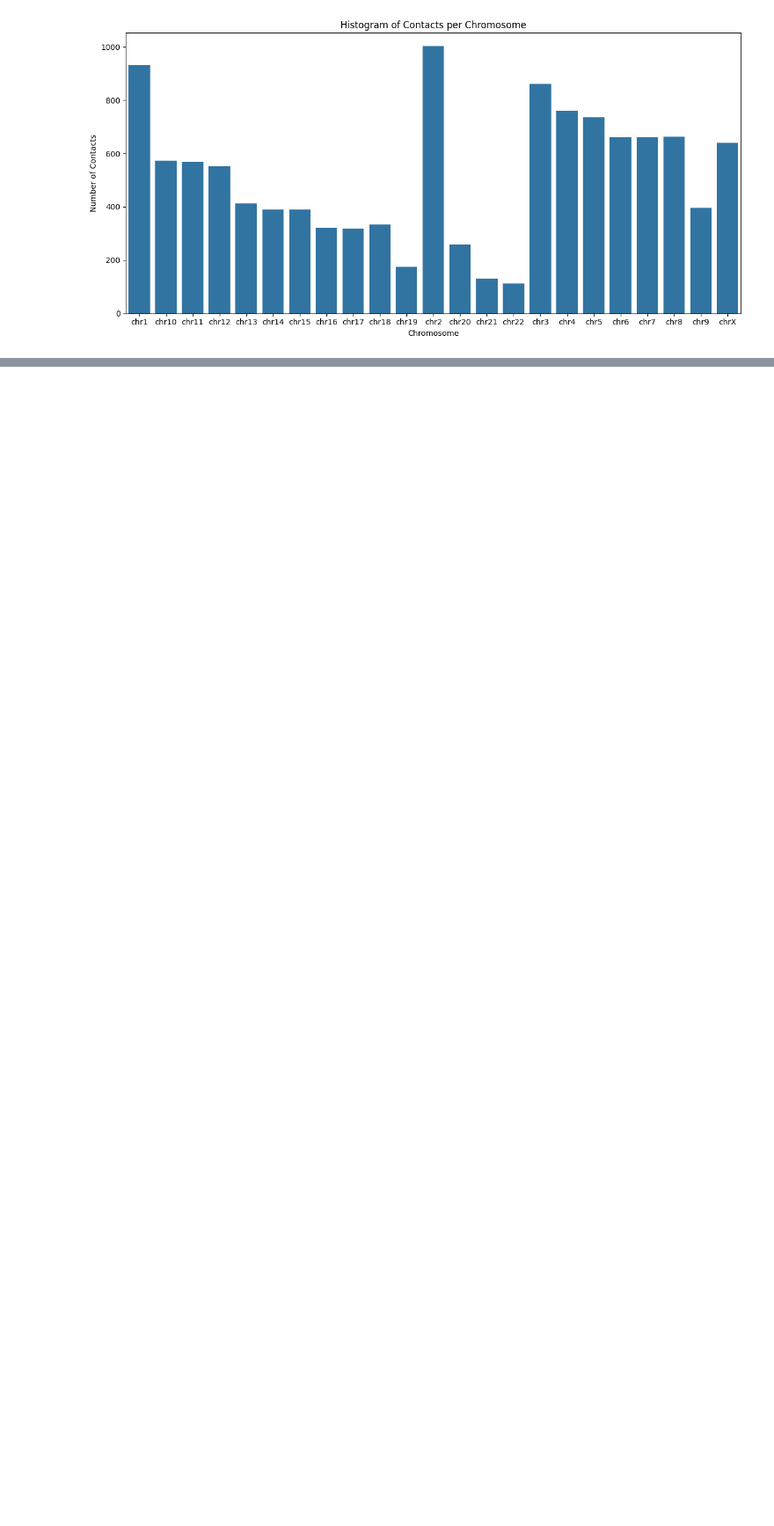
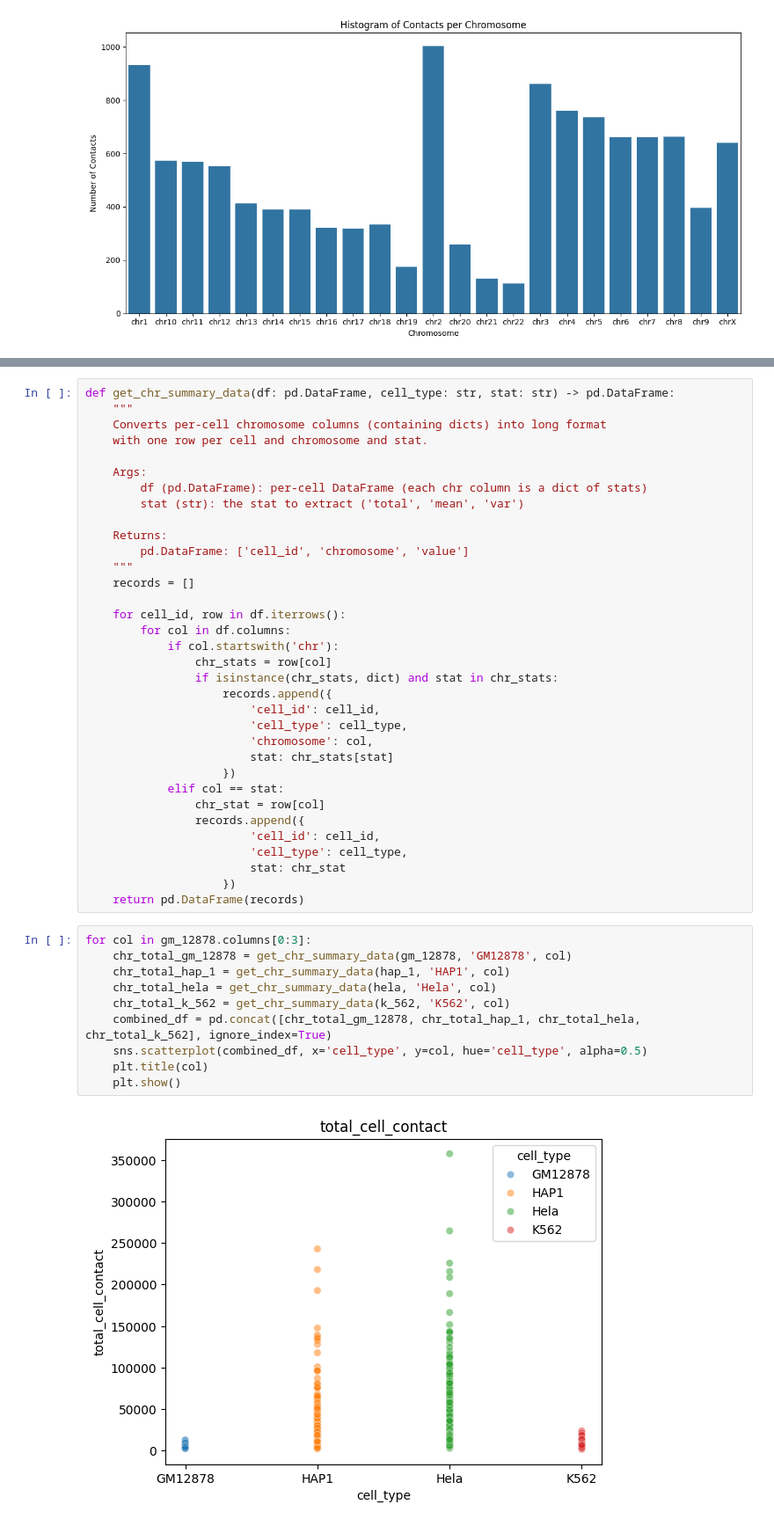
Before and after one commit to saladinshaurov/hic-cell-classification, a Jupyter notebook: notebooks/matrix-chromosome.ipynb, the cells around one changed output, grey strips where cells are left out. Shown: that part at 88% size. Saved outputs shown, nothing was run; the diff lists cells and outputs as text; blank space fills up the shorter version.

```diff
--- a/notebooks/matrix-chromosome.ipynb
+++ b/notebooks/matrix-chromosome.ipynb
@@ -256,0 +288,46 @@ k_562 = read_all_in_cell_type(folder_path='/Users/salah/Documents/chromosome-pre
+# %%
+def get_chr_summary_data(df: pd.DataFrame, cell_type: str, stat: str) -> pd.DataFrame:
+    """
+    Converts per-cell chromosome columns (containing dicts) into long format
+    with one row per cell and chromosome and stat.
+
+    Args:
+        df (pd.DataFrame): per-cell DataFrame (each chr column is a dict of stats)
+        stat (str): the stat to extract ('total', 'mean', 'var')
+
+    Returns:
+        pd.DataFrame: ['cell_id', 'chromosome', 'value']
+    """
+    records = []
+
+    for cell_id, row in df.iterrows():
+        for col in df.columns:
+            if col.startswith('chr'):
+                chr_stats = row[col]
+                if isinstance(chr_stats, dict) and stat in chr_stats:
+                    records.append({
+                        'cell_id': cell_id,
+                        'cell_type': cell_type,
+                        'chromosome': col,
+                        stat: chr_stats[stat]
+                    })
+            elif col == stat:
+                chr_stat = row[col]
+                records.append({
+                        'cell_id': cell_id,
+                        'cell_type': cell_type,
+                        stat: chr_stat
+                    })
+    return pd.DataFrame(records)
+# %%
+for col in gm_12878.columns[0:3]:
+    chr_total_gm_12878 = get_chr_summary_data(gm_12878, 'GM12878', col)
+    chr_total_hap_1 = get_chr_summary_data(hap_1, 'HAP1', col)
+    chr_total_hela = get_chr_summary_data(hela, 'Hela', col)
+    chr_total_k_562 = get_chr_summary_data(k_562, 'K562', col)
+    combined_df = pd.concat([chr_total_gm_12878, chr_total_hap_1, chr_total_hela, chr_total_k_562], ignore_index=True)
+    sns.scatterplot(combined_df, x='cell_type', y=col, hue='cell_type', alpha=0.5)
+    plt.title(col)
+    plt.show()
+# %% [output]
+[figure, added]
```
Also changed, not shown: parts of 11 cells of this notebook.
